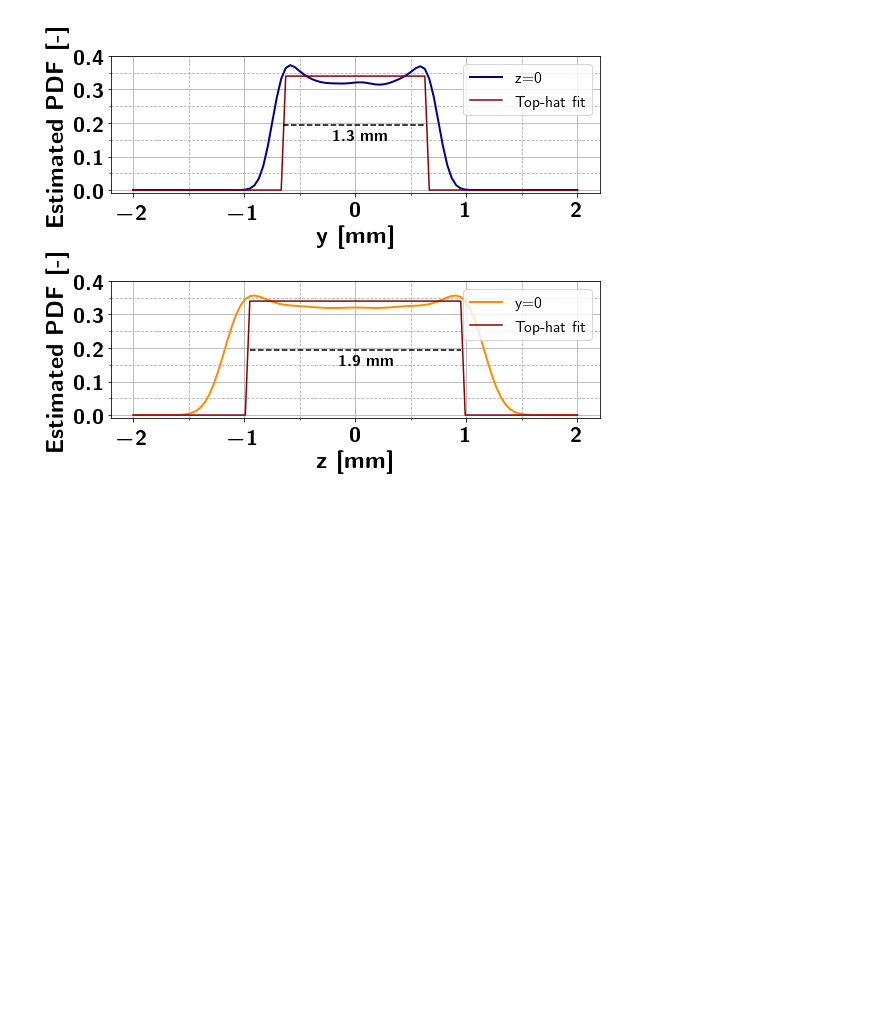
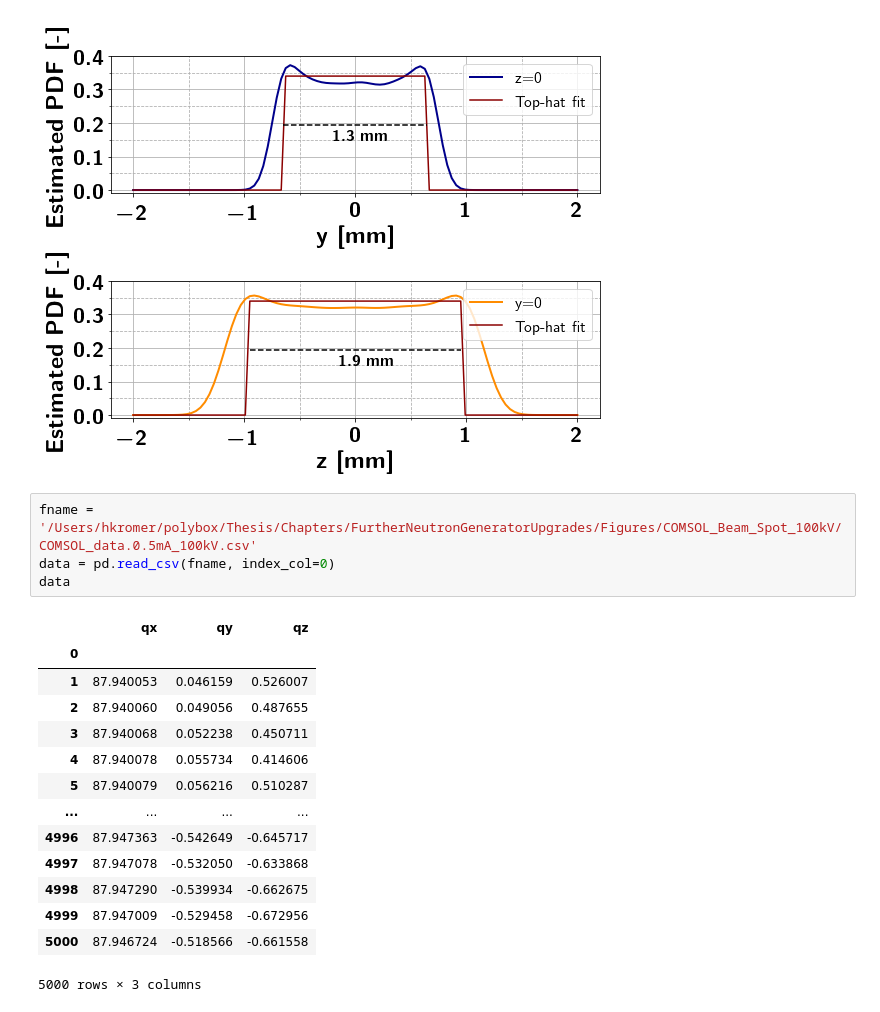
Before and after one commit to kromerh/phd_python, a Jupyter notebook: 03_COMSOL/03_BeamOptics/03_new_chamber/final_design/no_extraction/2020-02-28.HV_sweep_THESIS_FIGURE.ipynb, the cells around one changed output. Cells and saved outputs as stored; diff of their text form; blank space fills up the shorter version.

```diff
--- a/03_COMSOL/03_BeamOptics/03_new_chamber/final_design/no_extraction/2020-02-28.HV_sweep_THESIS_FIGURE.ipynb
+++ b/03_COMSOL/03_BeamOptics/03_new_chamber/final_design/no_extraction/2020-02-28.HV_sweep_THESIS_FIGURE.ipynb
@@ -318,3 +314,22 @@ make_plot_KDE(data, folder, figname, max_height=0.4, axis_lim=2)
 FWHM in x: 1.3413179148586047
 FWHM in y: 2.0871214536304747
 [figure]
+# %%
+fname = '/Users/hkromer/polybox/Thesis/Chapters/FurtherNeutronGeneratorUpgrades/Figures/COMSOL_Beam_Spot_100kV/COMSOL_data.0.5mA_100kV.csv'
+data = pd.read_csv(fname, index_col=0)
+data
+# %% [output]
+|  | qx | qy | qz |
+| 0 |  |  |  |
+| 1 | 87.940053 | 0.046159 | 0.526007 |
+| 2 | 87.940060 | 0.049056 | 0.487655 |
+| 3 | 87.940068 | 0.052238 | 0.450711 |
+| 4 | 87.940078 | 0.055734 | 0.414606 |
+| 5 | 87.940079 | 0.056216 | 0.510287 |
+| ... | ... | ... | ... |
+| 4996 | 87.947363 | -0.542649 | -0.645717 |
+| 4997 | 87.947078 | -0.532050 | -0.633868 |
+| 4998 | 87.947290 | -0.539934 | -0.662675 |
+| 4999 | 87.947009 | -0.529458 | -0.672956 |
+| 5000 | 87.946724 | -0.518566 | -0.661558 |
+5000 rows × 3 columns
```
Also changed, not shown: parts of 12 cells of this notebook, 11 other files.
